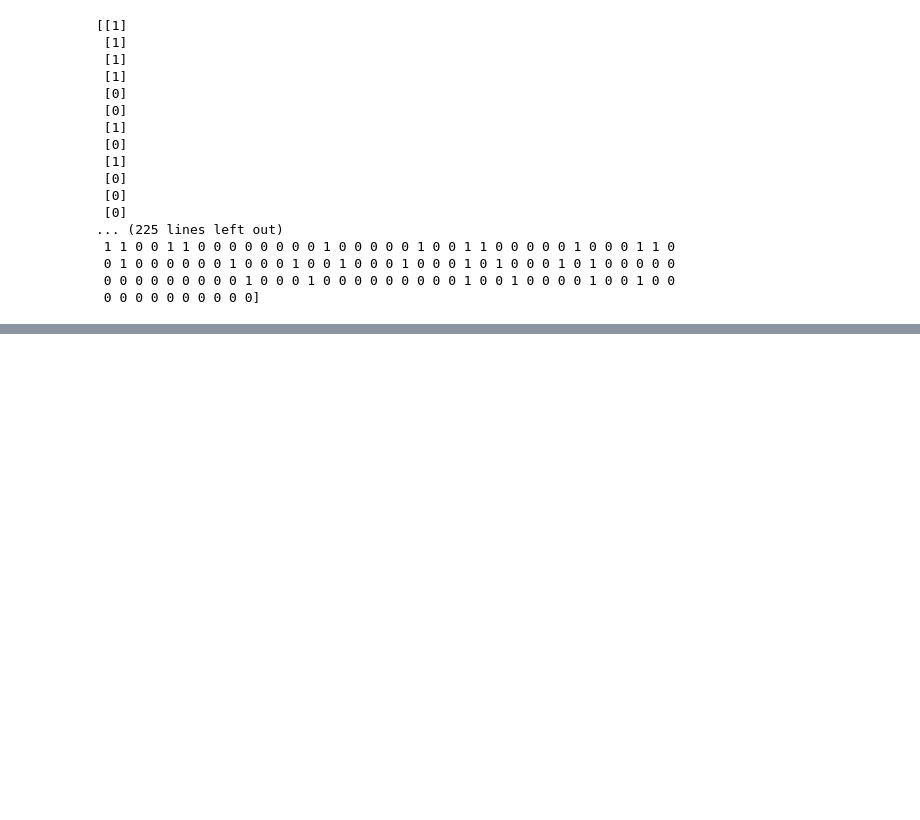
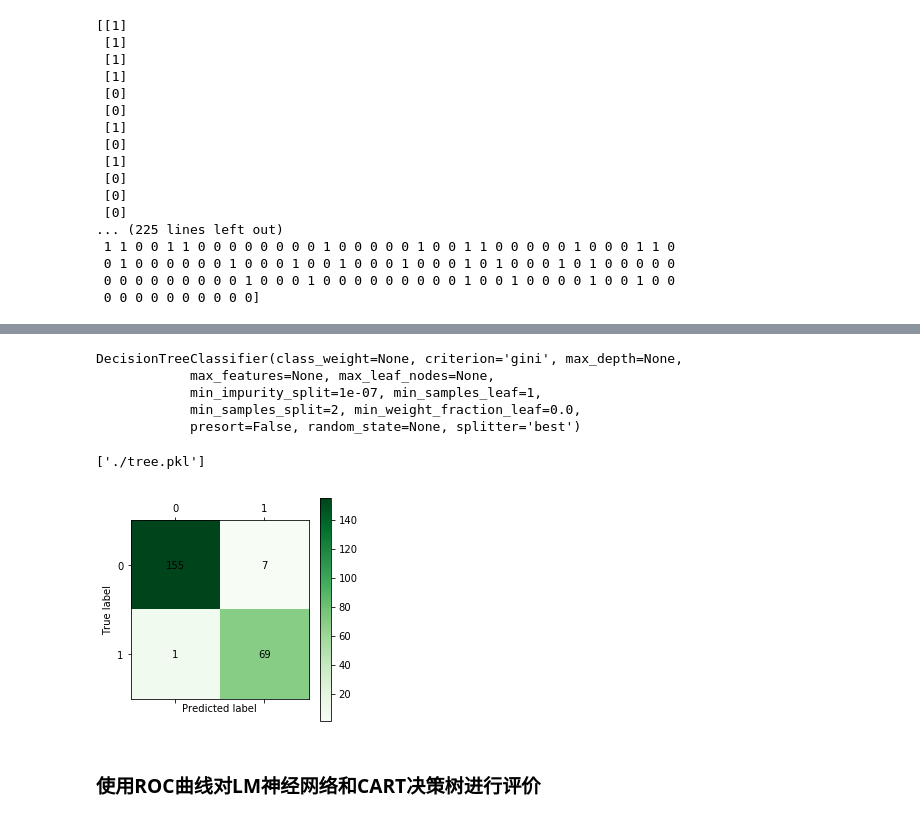
Before and after one commit to ToWorkit/NLP, a Jupyter notebook: example/electricity/构建窃漏电用户识别模型.ipynb, the cells around one changed output, grey strips where cells are left out. Cells and saved outputs as stored; diff of their text form; code cells hidden in the pictures; blank space fills up the shorter version.

```diff
--- a/example/electricity/构建窃漏电用户识别模型.ipynb
+++ b/example/electricity/构建窃漏电用户识别模型.ipynb
@@ -127,0 +140,33 @@ print(predict_result)
+# %%
+# 导入决策树模型
+from sklearn.tree import DecisionTreeClassifier
+# 模型输出
+treefile = './tree.pkl'
+# 建立决策树模型
+tree = DecisionTreeClassifier()
+# 训练 -> 数据，标签(结果)
+tree.fit(train[:, :3], train[:, 3])
+# %% [output]
+DecisionTreeClassifier(class_weight=None, criterion='gini', max_depth=None,
+            max_features=None, max_leaf_nodes=None,
+            min_impurity_split=1e-07, min_samples_leaf=1,
+            min_samples_split=2, min_weight_fraction_leaf=0.0,
+            presort=False, random_state=None, splitter='best')
+# %%
+# 保存模型
+from sklearn.externals import joblib
+joblib.dump(tree, treefile)
+# %% [output]
+['./tree.pkl']
+# %%
+# 导入事先搞好的混淆矩阵
+from cm_plot import *
+# 显示混淆矩阵可视化结果
+# 真实值和预测值作为参数
+# Scikit-Learn使用predict方法直接给出预测结果
+cm_plot(train[:, 3], tree.predict(train[:, :3])).show()
+# p_159
+# %% [output]
+[figure, added]
+# %% [markdown]
+### 使用ROC曲线对LM神经网络和CART决策树进行评价
```
Also changed, not shown: parts of 4 cells of this notebook, 2 other files.
